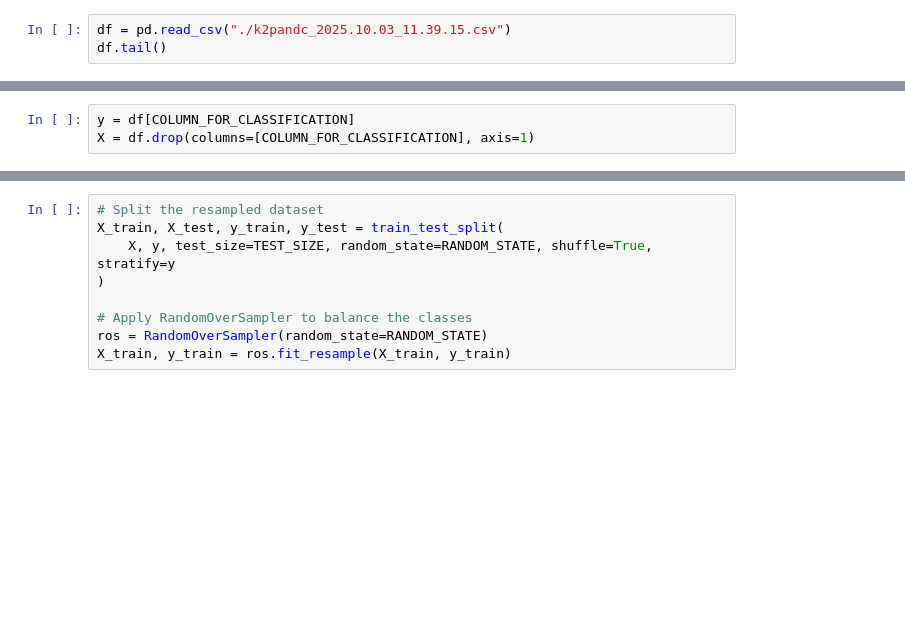
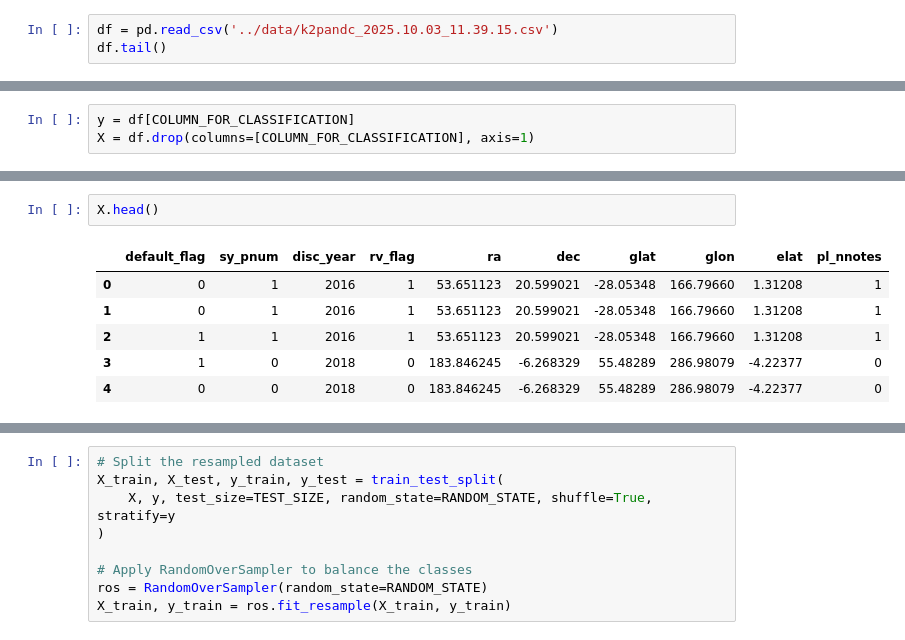
Before and after one commit to hieupt810/nasa_exoplanets_classification, a Jupyter notebook: jupyter/k2.ipynb, the cells around one changed output, grey strips where cells are left out. Saved outputs shown, nothing was run; the diff lists cells and outputs as text; blank space fills up the shorter version.

```diff
--- a/jupyter/k2.ipynb
+++ b/jupyter/k2.ipynb
@@ -27,5 +24,5 @@ COLUMN_FOR_CLASSIFICATION = "disposition"
 # %%
-df = pd.read_csv("./k2pandc_2025.10.03_11.39.15.csv")
+df = pd.read_csv('../data/k2pandc_2025.10.03_11.39.15.csv')
 df.tail()
 # %% [output]
 |  | rowid | pl_name | hostname | pl_letter | k2_name | epic_hostname | epic_candname | hd_name | hip_name | ... |
@@ -127,0 +145,9 @@ X = df.drop(columns=[COLUMN_FOR_CLASSIFICATION], axis=1)
+# %%
+X.head()
+# %% [output]
+|  | default_flag | sy_pnum | disc_year | rv_flag | ra | dec | glat | glon | elat | pl_nnotes |
+| 0 | 0 | 1 | 2016 | 1 | 53.651123 | 20.599021 | -28.05348 | 166.79660 | 1.31208 | 1 |
+| 1 | 0 | 1 | 2016 | 1 | 53.651123 | 20.599021 | -28.05348 | 166.79660 | 1.31208 | 1 |
+| 2 | 1 | 1 | 2016 | 1 | 53.651123 | 20.599021 | -28.05348 | 166.79660 | 1.31208 | 1 |
+| 3 | 1 | 0 | 2018 | 0 | 183.846245 | -6.268329 | 55.48289 | 286.98079 | -4.22377 | 0 |
+| 4 | 0 | 0 | 2018 | 0 | 183.846245 | -6.268329 | 55.48289 | 286.98079 | -4.22377 | 0 |
```
Also changed, not shown: parts of 14 cells of this notebook, 4 other files.
